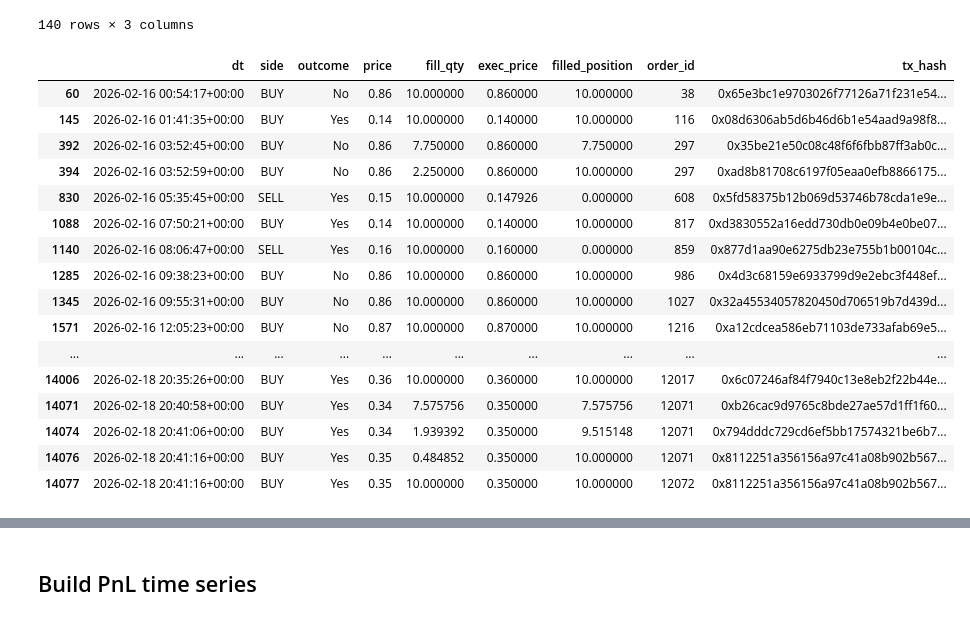
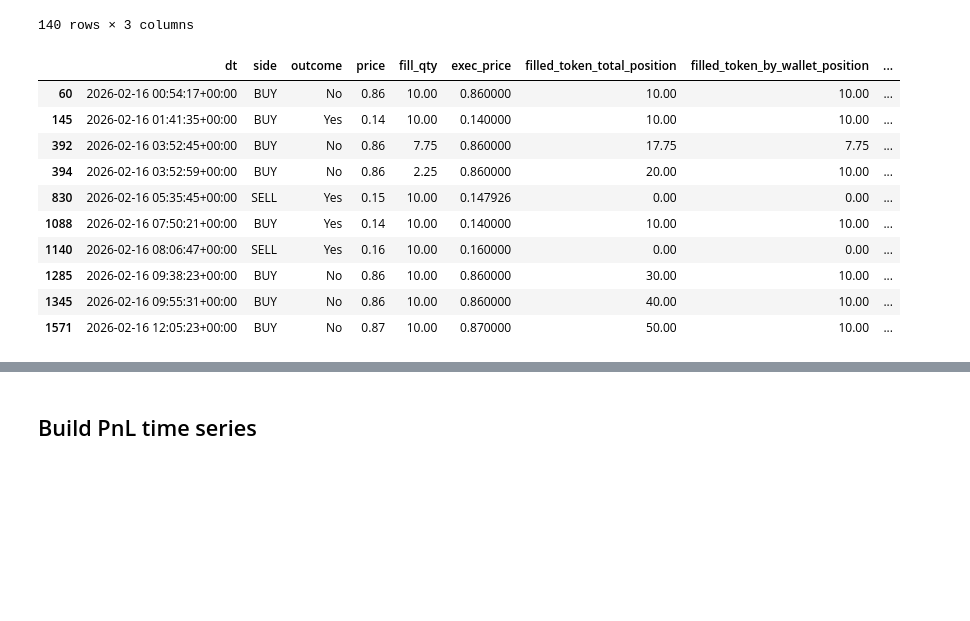
Before and after one commit to vobornij/polymarket, a Jupyter notebook: notebooks/flow/stage2_backtest_simplified.ipynb, the cells around one changed output, grey strips where cells are left out. Cells and saved outputs as stored; diff of their text form; code cells hidden in the pictures; blank space fills up the shorter version.

```diff
--- a/notebooks/flow/stage2_backtest_simplified.ipynb
+++ b/notebooks/flow/stage2_backtest_simplified.ipynb
@@ -53,7 +56,7 @@ from pathlib import Path
 WATCHED_WALLETS: list[str] = None
 
 ONLY_BUY_TRIGGERS = False
-MAX_EXPOSURE_PER_WALLET_1h = 100
+MAX_EXPOSURE_PER_WALLET_1h = 200
 
 # ── Test period ───────────────────────────────────────────────────────────────
 # None = use entire dataset (start/end are inferred from the data).
@@ -68,7 +71,7 @@ WORSE_PRICE_OFFSET: float = 0
 FILL_HORIZON_SECONDS: float = 300     # max seconds after trigger to search for a fill
 STAKE_USDC: float = 10.0               # max USDC per order (order qty = min(trigger_qty, STAKE_USDC / order_price))
 FEE_BPS: float = 10.0                   # taker fee in basis points
-MAX_POSITION_PER_CONDITION: float | None = 1000  # max qty per (wallet, condition_id) across all outcomes; None = unlimited
+MAX_POSITION_PER_CONDITION: float | None = 100  # max qty per (wallet, condition_id) across all outcomes; None = unlimited
 MAX_POSITION_PER_WALLET:    float | None = 10  # max qty per wallet across all conditions; None = unlimited
 
 # ── Data ─────────────────────────────────────────────────────────────────────
@@ -568,7 +608,7 @@ else:
         "side", "dt", "tx_hash", "price", "order_price",
         "qty_ordered", "qty_filled", "fill_qty",
         "fill_source", "token_winner", "exec_price", "fill_pnl_usdc",
-        "wallet_trade_pnl", "shard", "filled_position",
+        "wallet_trade_pnl", "shard", "filled_wallet_total_position", "filled_token_total_position", "filled_token_by_wallet_position",
     ])
 
 triggers = event_ledger[event_ledger["row_type"] == "trigger"]
@@ -759,27 +801,27 @@ event_ledger[event_ledger['side'] == 'SELL'].groupby('wallet').agg(
 | 0xfbff8d110ff1a34e486d791b389ea4d... | -13.306960 | -688.782753 | 38 |
 140 rows × 3 columns
 # %%
-(fills[fills['condition_id'] == '0x3488f31e6449f9803f99a8b5dd232c7ad883637f1c86e6953305a2ef19c77f20'][['dt', 'side', 'outcome', 'price', 'fill_qty', 'exec_price', 'filled_position', 'order_id', 'tx_hash']]
+(fills[fills['condition_id'] == '0x3488f31e6449f9803f99a8b5dd232c7ad883637f1c86e6953305a2ef19c77f20'][['dt', 'side', 'outcome',
+                                                                                                        'price', 'fill_qty', 'exec_price',
+                                                                                                        # 'filled_wallet_total_position',
+                                                                                                          'filled_token_total_position',
+                                                                                                          'filled_token_by_wallet_position',
+                                                                                                          'fill_pnl_usdc',
+                                                                                                          'order_id','wallet', 'tx_hash']]
  .sort_values('dt')
- .head(100))
+ .head(10))
 # %% [output]
-|  | dt | side | outcome | price | fill_qty | exec_price | filled_position | order_id | tx_hash |
-| 60 | 2026-02-16 00:54:17+00:00 | BUY | No | 0.86 | 10.000000 | 0.860000 | 10.000000 | 38 | 0x65e3bc1e9703026f77126a71f231e54... |
-| 145 | 2026-02-16 01:41:35+00:00 | BUY | Yes | 0.14 | 10.000000 | 0.140000 | 10.000000 | 116 | 0x08d6306ab5d6b46d6b1e54aad9a98f8... |
-| 392 | 2026-02-16 03:52:45+00:00 | BUY | No | 0.86 | 7.750000 | 0.860000 | 7.750000 | 297 | 0x35be21e50c08c48f6f6fbb87ff3ab0c... |
-| 394 | 2026-02-16 03:52:59+00:00 | BUY | No | 0.86 | 2.250000 | 0.860000 | 10.000000 | 297 | 0xad8b81708c6197f05eaa0efb8866175... |
-| 830 | 2026-02-16 05:35:45+00:00 | SELL | Yes | 0.15 | 10.000000 | 0.147926 | 0.000000 | 608 | 0x5fd58375b12b069d53746b78cda1e9e... |
-| 1088 | 2026-02-16 07:50:21+00:00 | BUY | Yes | 0.14 | 10.000000 | 0.140000 | 10.000000 | 817 | 0xd3830552a16edd730db0e09b4e0be07... |
-| 1140 | 2026-02-16 08:06:47+00:00 | SELL | Yes | 0.16 | 10.000000 | 0.160000 | 0.000000 | 859 | 0x877d1aa90e6275db23e755b1b00104c... |
-| 1285 | 2026-02-16 09:38:23+00:00 | BUY | No | 0.86 | 10.000000 | 0.860000 | 10.000000 | 986 | 0x4d3c68159e6933799d9e2ebc3f448ef... |
-| 1345 | 2026-02-16 09:55:31+00:00 | BUY | No | 0.86 | 10.000000 | 0.860000 | 10.000000 | 1027 | 0x32a45534057820450d706519b7d439d... |
-| 1571 | 2026-02-16 12:05:23+00:00 | BUY | No | 0.87 | 10.000000 | 0.870000 | 10.000000 | 1216 | 0xa12cdcea586eb71103de733afab69e5... |
-| ... | ... | ... | ... | ... | ... | ... | ... | ... | ... |
-| 14006 | 2026-02-18 20:35:26+00:00 | BUY | Yes | 0.36 | 10.000000 | 0.360000 | 10.000000 | 12017 | 0x6c07246af84f7940c13e8eb2f22b44e... |
-| 14071 | 2026-02-18 20:40:58+00:00 | BUY | Yes | 0.34 | 7.575756 | 0.350000 | 7.575756 | 12071 | 0xb26cac9d9765c8bde27ae57d1ff1f60... |
-| 14074 | 2026-02-18 20:41:06+00:00 | BUY | Yes | 0.34 | 1.939392 | 0.350000 | 9.515148 | 12071 | 0x794dddc729cd6ef5bb17574321be6b7... |
-| 14076 | 2026-02-18 20:41:16+00:00 | BUY | Yes | 0.35 | 0.484852 | 0.350000 | 10.000000 | 12071 | 0x8112251a356156a97c41a08b902b567... |
-| 14077 | 2026-02-18 20:41:16+00:00 | BUY | Yes | 0.35 | 10.000000 | 0.350000 | 10.000000 | 12072 | 0x8112251a356156a97c41a08b902b567... |
+|  | dt | side | outcome | price | fill_qty | exec_price | filled_token_total_position | filled_token_by_wallet_position | ... |
+| 60 | 2026-02-16 00:54:17+00:00 | BUY | No | 0.86 | 10.00 | 0.860000 | 10.00 | 10.00 | ... |
+| 145 | 2026-02-16 01:41:35+00:00 | BUY | Yes | 0.14 | 10.00 | 0.140000 | 10.00 | 10.00 | ... |
+| 392 | 2026-02-16 03:52:45+00:00 | BUY | No | 0.86 | 7.75 | 0.860000 | 17.75 | 7.75 | ... |
+| 394 | 2026-02-16 03:52:59+00:00 | BUY | No | 0.86 | 2.25 | 0.860000 | 20.00 | 10.00 | ... |
+| 830 | 2026-02-16 05:35:45+00:00 | SELL | Yes | 0.15 | 10.00 | 0.147926 | 0.00 | 0.00 | ... |
+| 1088 | 2026-02-16 07:50:21+00:00 | BUY | Yes | 0.14 | 10.00 | 0.140000 | 10.00 | 10.00 | ... |
+| 1140 | 2026-02-16 08:06:47+00:00 | SELL | Yes | 0.16 | 10.00 | 0.160000 | 0.00 | 0.00 | ... |
+| 1285 | 2026-02-16 09:38:23+00:00 | BUY | No | 0.86 | 10.00 | 0.860000 | 30.00 | 10.00 | ... |
+| 1345 | 2026-02-16 09:55:31+00:00 | BUY | No | 0.86 | 10.00 | 0.860000 | 40.00 | 10.00 | ... |
+| 1571 | 2026-02-16 12:05:23+00:00 | BUY | No | 0.87 | 10.00 | 0.870000 | 50.00 | 10.00 | ... |
 # %%
 sample_filled_orders = fills["order_id"].unique()[:50]
 event_ledger[
```
Also changed, not shown: parts of 10 cells of this notebook, 1 other file.
